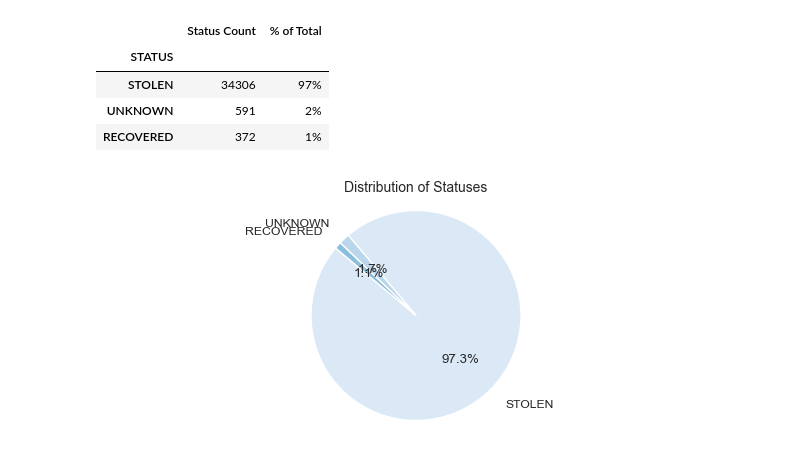
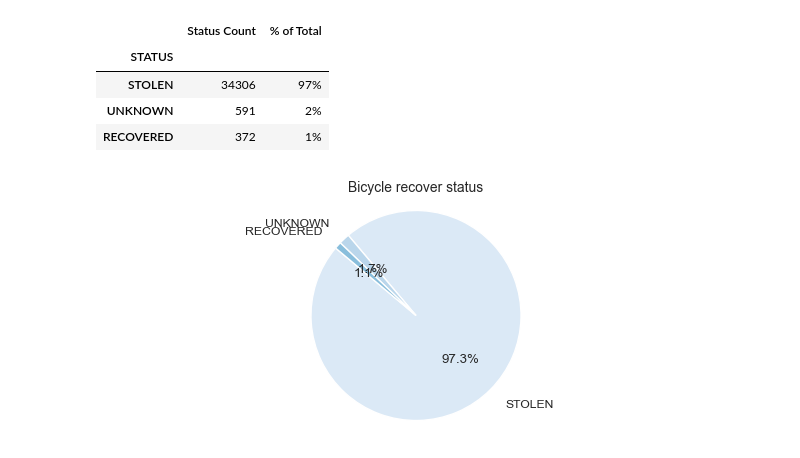
Before and after one commit to kvlrdhrs/Analysis-of-Bicycle-Thefts-in-Toronto, a Jupyter notebook: code.ipynb, the cells around one changed output. Cells and saved outputs as stored; diff of their text form; code cells hidden in the pictures.

```diff
--- a/code.ipynb
+++ b/code.ipynb
@@ -408,16 +409,14 @@ display(styled_status_distribution)
 | UNKNOWN | 591 | 2% |
 | RECOVERED | 372 | 1% |
 # %%
-# on this pie chart we can see that most of the cases are still open.
-# Set the style and font scale
+# Plotting the distribution of statuses using a pie chart
 sns.set(style="whitegrid", font_scale=0.8)
 
-# Plotting pie chart using Seaborn
 plt.figure(figsize=(8, 3))
 sns.set_palette("Blues")
 plt.pie(status_distribution['Status Count'], labels=status_distribution.index, autopct='%1.1f%%', startangle=140, labeldistance=1.2)
-plt.title('Distribution of Statuses', fontsize=10)
+plt.title('Bicycle recover status', fontsize=10)
 plt.axis('equal')
 plt.show()
 # %% [output]
-[figure, old version]
+[figure, new version]
```
Also changed, not shown: parts of 1 cell of this notebook.
